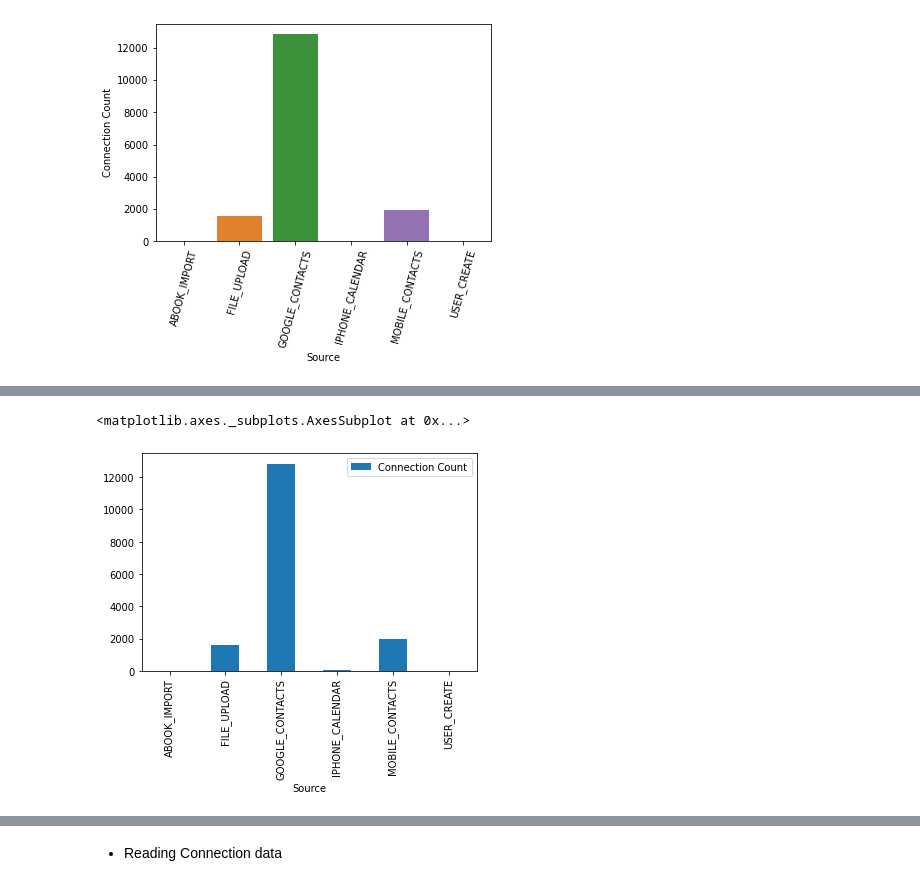
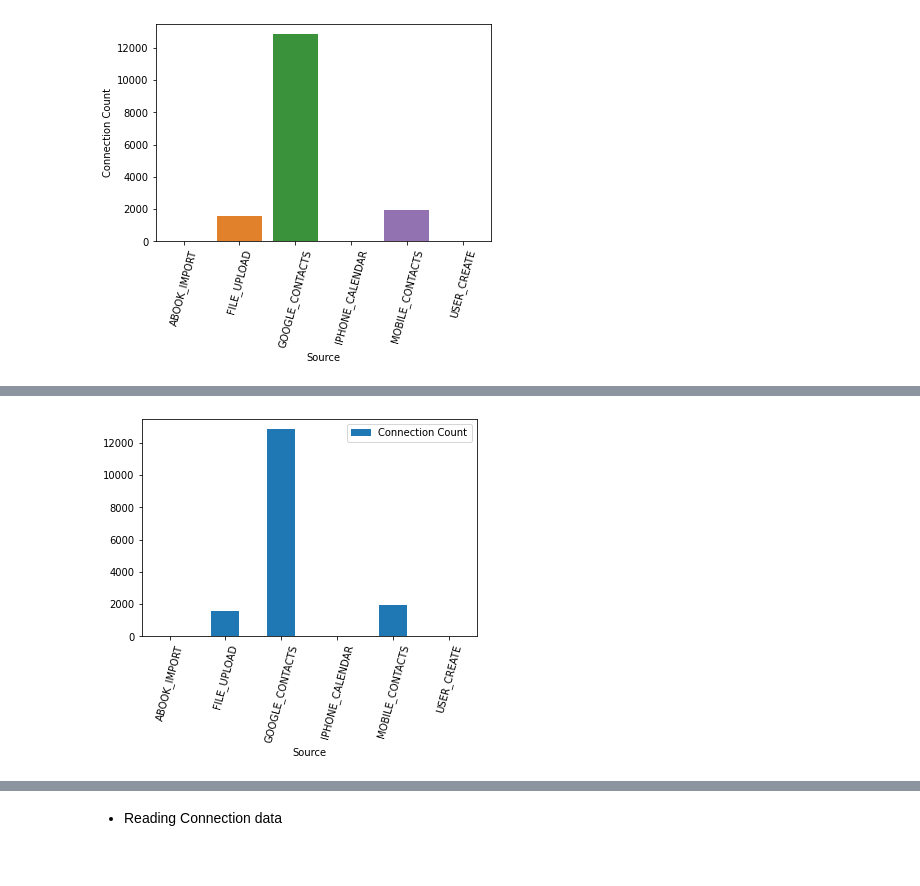
Before and after one commit to dgadiraju/itversity-books, a Jupyter notebook: Data Engineering Bootcamp/30 Basics of Programming using Python/08 Data Visualization.ipynb, the cells around one changed output, grey strips where cells are left out. Drawn from its saved outputs; the diff is of its cells as text; code cells hidden in the pictures.

```diff
--- a/Data Engineering Bootcamp/30 Basics of Programming using Python/08 Data Visualization.ipynb
+++ b/Data Engineering Bootcamp/30 Basics of Programming using Python/08 Data Visualization.ipynb
@@ -239,5 +242,5 @@ ax = ax.set_xticklabels(labels=labels, rotation=75)
 # %%
-df.plot(kind='bar', x='Source')
+ax = df.plot(kind='bar', x='Source')
+ax = ax.set_xticklabels(df['Source'].tolist(), rotation=75)
 # %% [output]
-<matplotlib.axes._subplots.AxesSubplot at 0x...>
-[figure, old version]
+[figure, new version]
```
Also changed, not shown: parts of 100 cells of this notebook, 6 other files.
